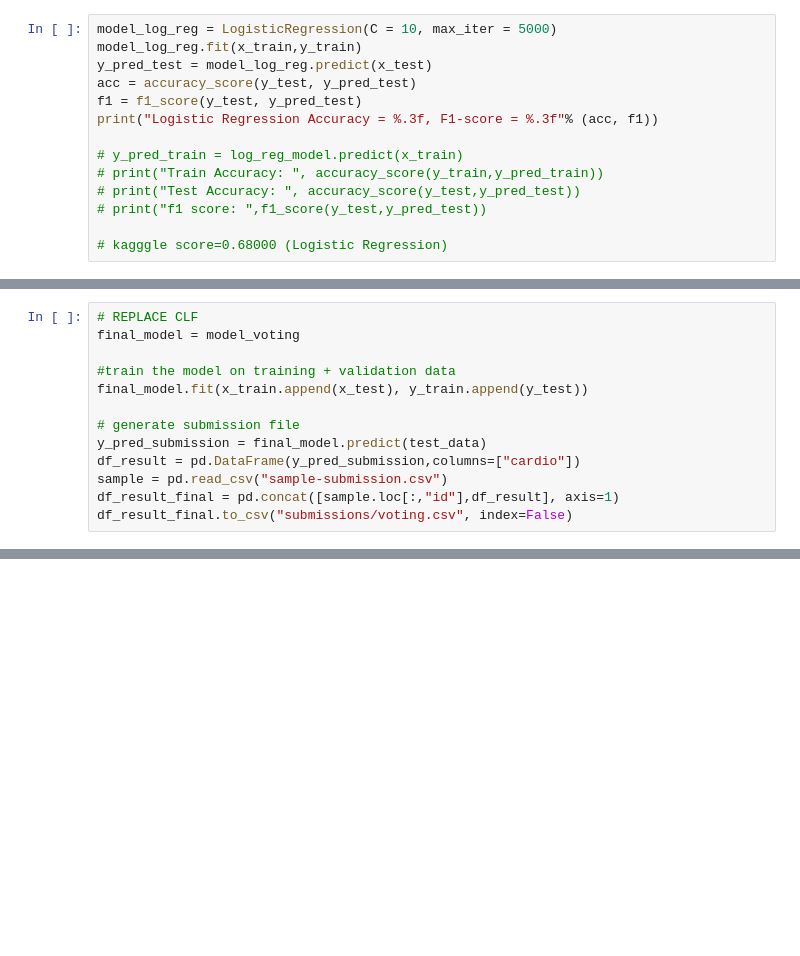
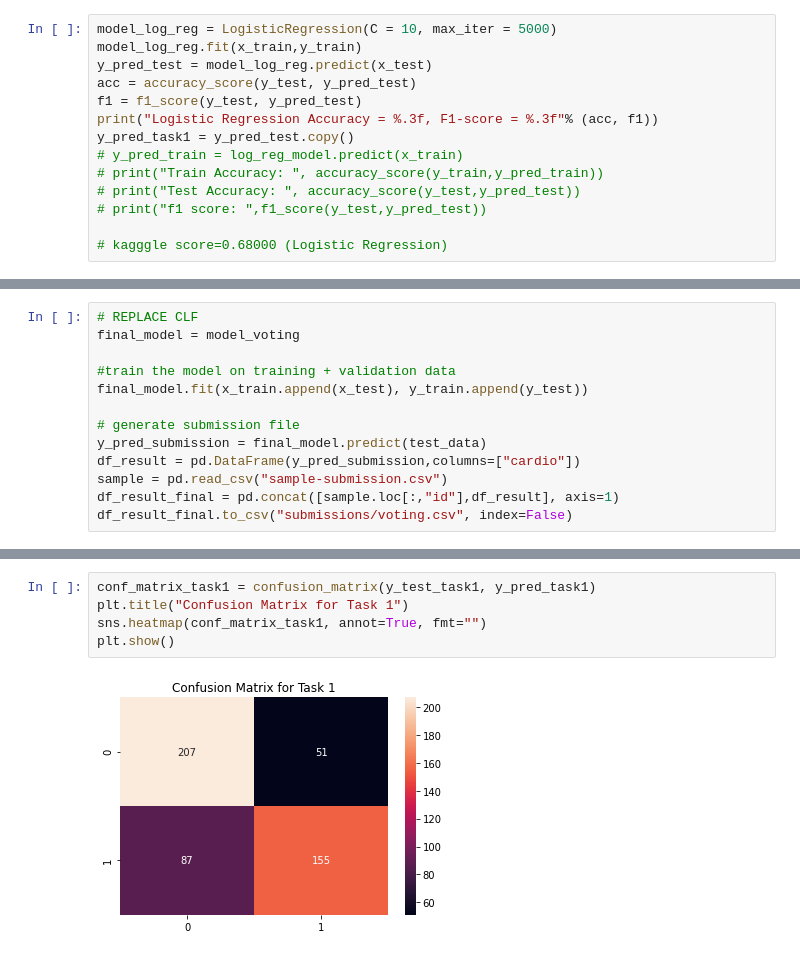
Before and after one commit to srpanchal/Predict-Cardio-Disease-Machine-Learning, a Jupyter notebook: Lab1_Saurabh_Panchal.ipynb, the cells around one changed output, grey strips where cells are left out. Cells and saved outputs as stored; diff of their text form; blank space fills up the shorter version.

Commit message:
task2

```diff
--- a/Lab1_Saurabh_Panchal.ipynb
+++ b/Lab1_Saurabh_Panchal.ipynb
@@ -892,7 +892,7 @@ y_pred_test = model_log_reg.predict(x_test)
 acc = accuracy_score(y_test, y_pred_test)
 f1 = f1_score(y_test, y_pred_test)
 print("Logistic Regression Accuracy = %.3f, F1-score = %.3f"% (acc, f1))
-
+y_pred_task1 = y_pred_test.copy()
 # y_pred_train = log_reg_model.predict(x_train)
 # print("Train Accuracy: ", accuracy_score(y_train,y_pred_train))
 # print("Test Accuracy: ", accuracy_score(y_test,y_pred_test))
@@ -1291,0 +1288,7 @@ plt.show()
+# %%
+conf_matrix_task1 = confusion_matrix(y_test_task1, y_pred_task1)
+plt.title("Confusion Matrix for Task 1")
+sns.heatmap(conf_matrix_task1, annot=True, fmt="")
+plt.show()
+# %% [output]
+[figure, added]
```
Also changed, not shown: parts of 45 cells of this notebook.
